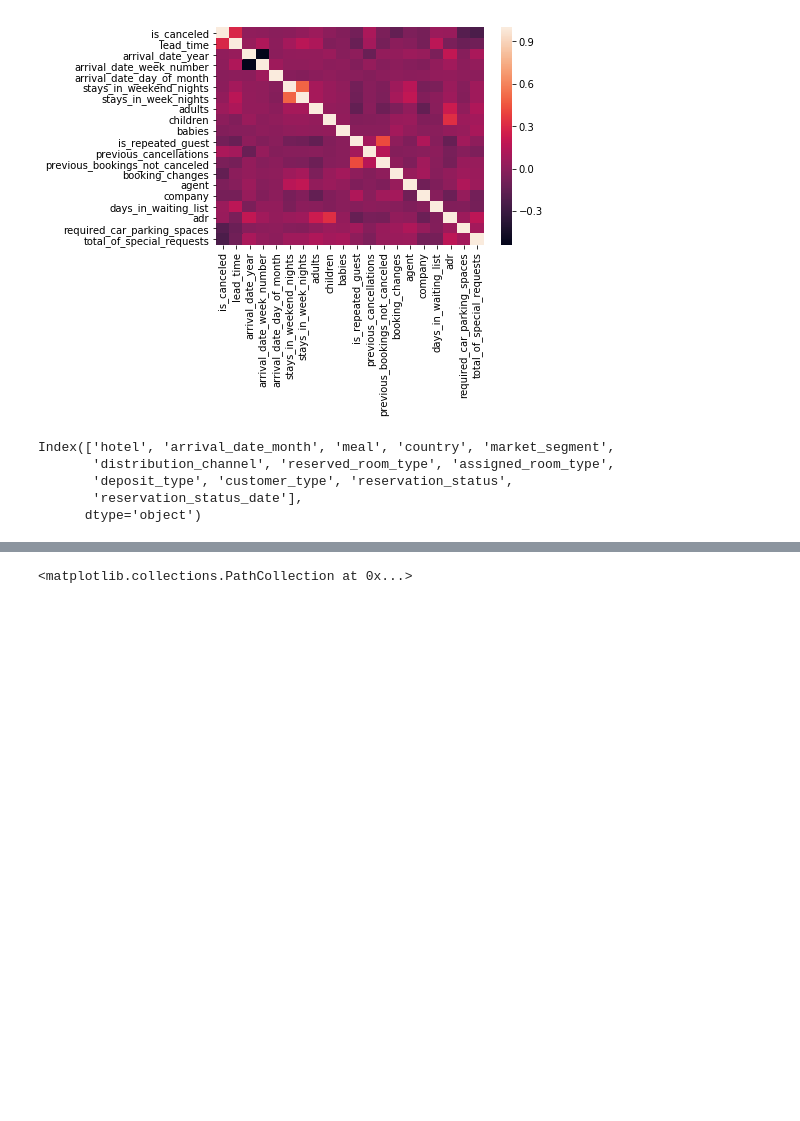
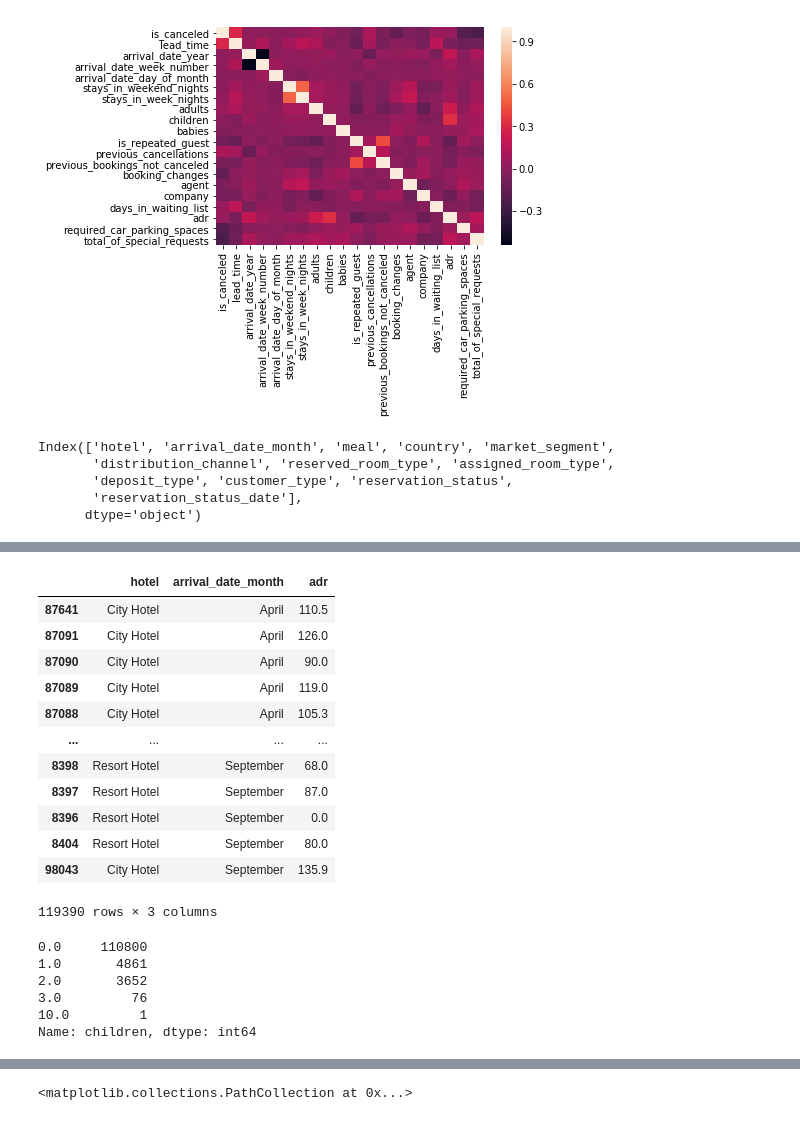
Before and after one commit to sushma-projects/March-17-2020ML-basics, a Jupyter notebook: Hotel-booking29-03-2020.ipynb, the cells around one changed output, grey strips where cells are left out. Drawn from its saved outputs; the diff is of its cells as text; code cells hidden in the pictures; blank space fills up the shorter version.

```diff
--- a/Hotel-booking29-03-2020.ipynb
+++ b/Hotel-booking29-03-2020.ipynb
@@ -319,0 +434,18 @@ Index(['hotel', 'arrival_date_month', 'meal', 'country', 'market_segment',
+# %%
+room_prices_mothly = data_copy[["hotel", "arrival_date_month", "adr"]].sort_values("arrival_date_month")
+# %%
+room_prices_mothly
+# %% [output]
+|  | hotel | arrival_date_month | adr |
+| 87641 | City Hotel | April | 110.5 |
+| 87091 | City Hotel | April | 126.0 |
+| 87090 | City Hotel | April | 90.0 |
+| 87089 | City Hotel | April | 119.0 |
+| 87088 | City Hotel | April | 105.3 |
+| ... | ... | ... | ... |
+| 8398 | Resort Hotel | September | 68.0 |
+| 8397 | Resort Hotel | September | 87.0 |
+| 8396 | Resort Hotel | September | 0.0 |
+| 8404 | Resort Hotel | September | 80.0 |
+| 98043 | City Hotel | September | 135.9 |
+119390 rows × 3 columns
@@ -319,0 +456,9 @@ Index(['hotel', 'arrival_date_month', 'meal', 'country', 'market_segment',
+# %%
+data_copy["children"].value_counts()
+# %% [output]
+0.0     110800
+1.0       4861
+2.0       3652
+3.0         76
+10.0         1
+Name: children, dtype: int64
```
Also changed, not shown: parts of 20 cells of this notebook.
